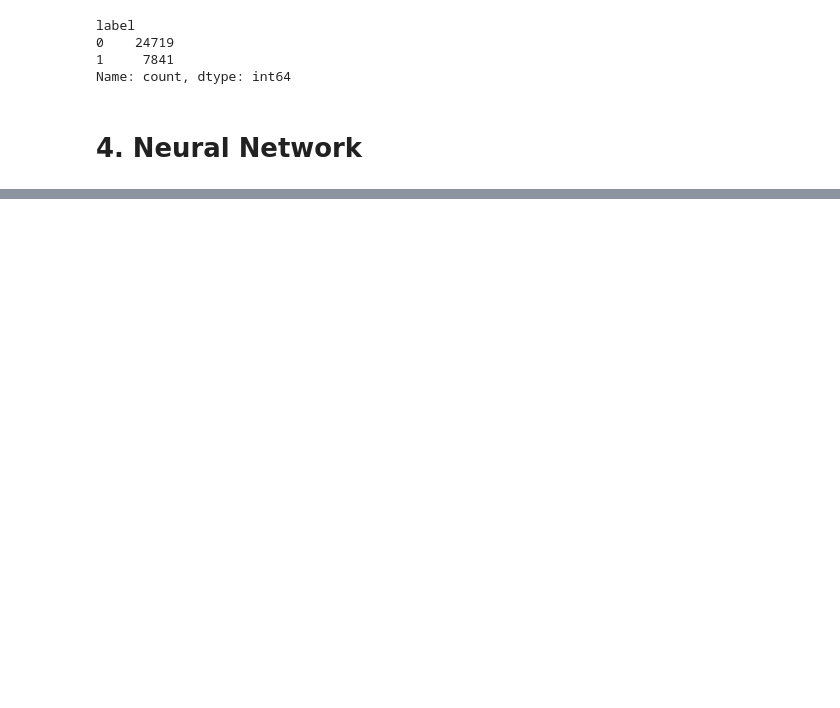
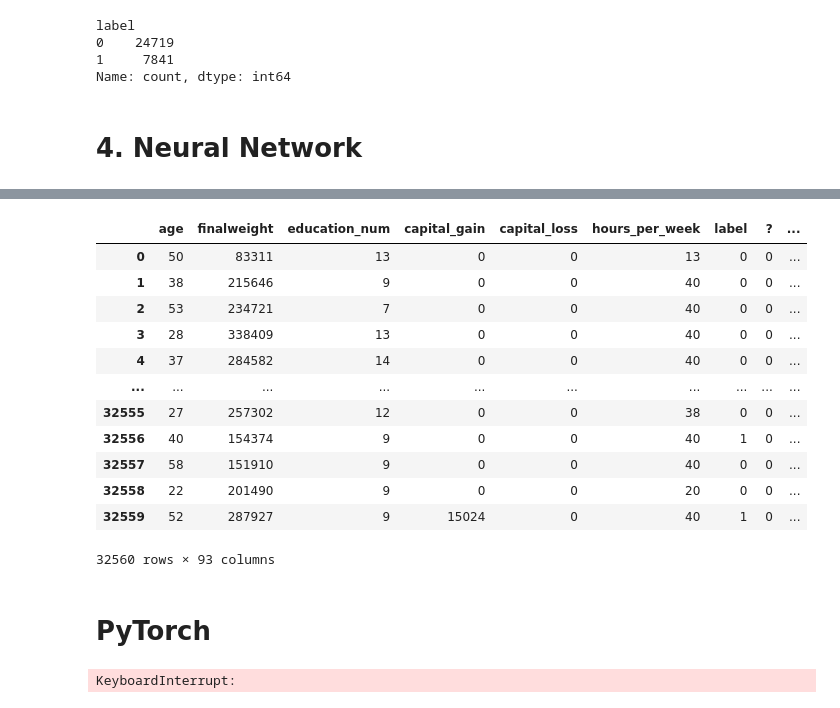
Before and after one commit to Carterdel/carterdelargy_csci_1070, a Jupyter notebook: homework_13.ipynb, the cells around one changed output, grey strips where cells are left out. Cells and saved outputs as stored; diff of their text form; code cells hidden in the pictures; blank space fills up the shorter version.

```diff
--- a/homework_13.ipynb
+++ b/homework_13.ipynb
@@ -139,6 +133,27 @@ Name: count, dtype: int64
+# %%
+# adult_df = adult_df.drop(['finalweight'], axis=1)
+
+adult_df
+# %% [output]
+|  | age | finalweight | education_num | capital_gain | capital_loss | hours_per_week | label | ? | ... |
+| 0 | 50 | 83311 | 13 | 0 | 0 | 13 | 0 | 0 | ... |
+| 1 | 38 | 215646 | 9 | 0 | 0 | 40 | 0 | 0 | ... |
+| 2 | 53 | 234721 | 7 | 0 | 0 | 40 | 0 | 0 | ... |
+| 3 | 28 | 338409 | 13 | 0 | 0 | 40 | 0 | 0 | ... |
+| 4 | 37 | 284582 | 14 | 0 | 0 | 40 | 0 | 0 | ... |
+| ... | ... | ... | ... | ... | ... | ... | ... | ... | ... |
+| 32555 | 27 | 257302 | 12 | 0 | 0 | 38 | 0 | 0 | ... |
+| 32556 | 40 | 154374 | 9 | 0 | 0 | 40 | 1 | 0 | ... |
+| 32557 | 58 | 151910 | 9 | 0 | 0 | 40 | 0 | 0 | ... |
+| 32558 | 22 | 201490 | 9 | 0 | 0 | 20 | 0 | 0 | ... |
+| 32559 | 52 | 287927 | 9 | 15024 | 0 | 40 | 1 | 0 | ... |
+32560 rows × 93 columns
+# %% [markdown]
+# PyTorch
 # %%
 import torch
 from sklearn.model_selection import train_test_split
+from sklearn.preprocessing import StandardScaler
 
 X = adult_df.drop('label', axis=1).values
 y = adult_df['label'].values
@@ -146,6 +161,12 @@ y = adult_df['label'].values
 X_train, X_test, y_train, y_test = train_test_split(X, y, test_size=0.3,
                                                     random_state=13,
                                                     stratify=y)
+
+scaler = StandardScaler()
+X_train = scaler.fit_transform(X_train)
+X_test = scaler.transform(X_test)
+# %% [output]
+KeyboardInterrupt:
 # %%
 import torch.nn as nn
 import torch.nn.functional as F
```
Also changed, not shown: parts of 30 cells of this notebook, 1 other file.
